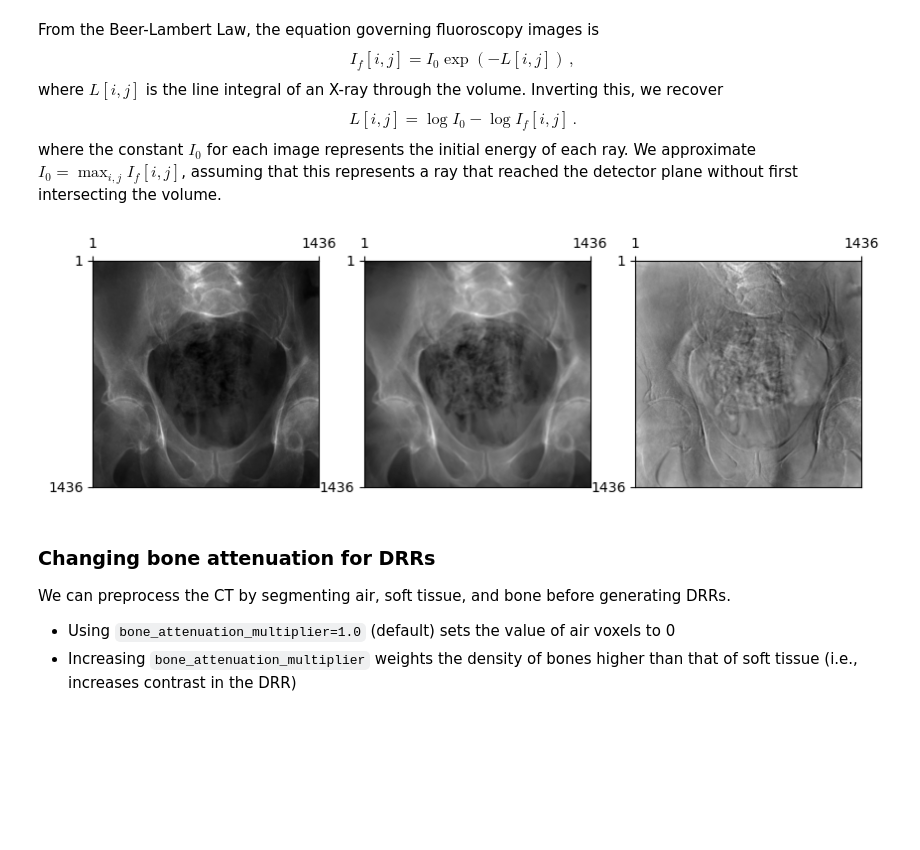
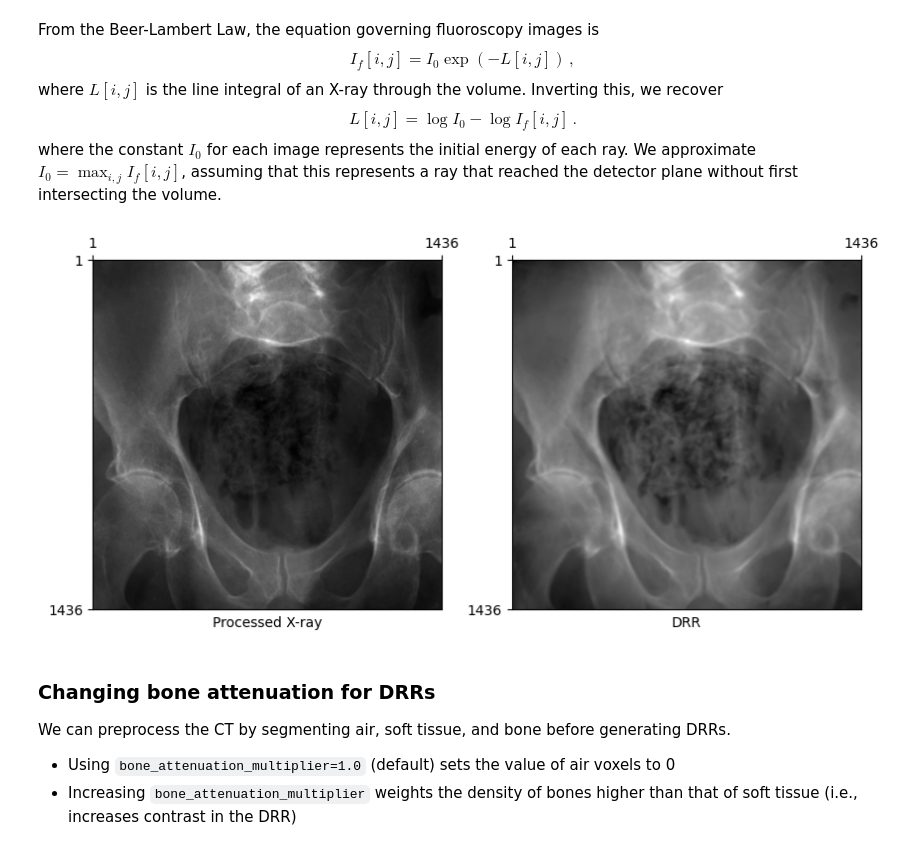
Before and after one commit to eigenvivek/DiffDRR-Datasets, a Jupyter notebook: notebooks/00_deepfluoro.ipynb, the cells around one changed output. Cells and saved outputs as stored; diff of their text form; code cells hidden in the pictures; blank space fills up the shorter version.

```diff
--- a/notebooks/00_deepfluoro.ipynb
+++ b/notebooks/00_deepfluoro.ipynb
@@ -82,7 +81,7 @@ class DeepFluoroDataset(torch.utils.data.Dataset):
             torch.tensor(
                 [
                     [0, 1, 0, 0],
-                    [-1, 0, 0, 0],
+                    [1, 0, 0, 0],
                     [0, 0, -1, 0],
                     [0, 0, 0, 1],
                 ]
@@ -111,12 +110,10 @@ class DeepFluoroDataset(torch.utils.data.Dataset):
         pose = self.projections[f"{idx:03d}/gt-poses/cam-to-pelvis-vol"][:]
         pose = RigidTransform(torch.from_numpy(pose))
         pose = (
-            self.rot_180
-            .compose(self.flip_z)
+            self.flip_z
             .compose(self.world2camera.inverse())
             .compose(pose)
             .compose(self.anatomical2world)
-            .compose(self.rot_180)
         )
         if self.rot_180_for_up(idx):
             img = torch.rot90(img, k=2)
@@ -364,29 +375,30 @@ We approximate $I_0 = \max_{i,j} I_f[i,j]$, assuming that this represents a ray
 # %%
 #| code-fold: true
 #| eval: false
 # Load a subject from the DeepFluoroDataset WITH preprocessing
 deepfluoro = DeepFluoroDataset(id_number=1)
 
 # Initialize the DRR module
 drr = DRR(
     deepfluoro.subject,
     deepfluoro.focal_len,
     deepfluoro.height,
     deepfluoro.delx,
     x0=deepfluoro.x0,
     y0=deepfluoro.y0,
+    reverse_x_axis=False,
     patch_size=deepfluoro.height // 4,
-).cuda()
+)
 transform = Transforms(deepfluoro.height)
 
 # Render a DRR from the ground truth camera pose
 gt, pose = deepfluoro[0]
-img = drr(pose.cuda()).cpu()
+img = drr(pose)
 gt, img = transform(gt), transform(img)
-plot_drr(torch.concat([gt, img, gt - img]))
+plot_drr(torch.concat([gt, img]), title=["Processed X-ray", "DRR"])
 plt.show()
 # %% [output]
-[figure, old version]
+[figure, new version]
 # %% [markdown]
 ### Changing bone attenuation for DRRs
 We can preprocess the CT by segmenting air, soft tissue, and bone before generating DRRs.
```
Also changed, not shown: parts of 12 cells of this notebook, 8 other files.
